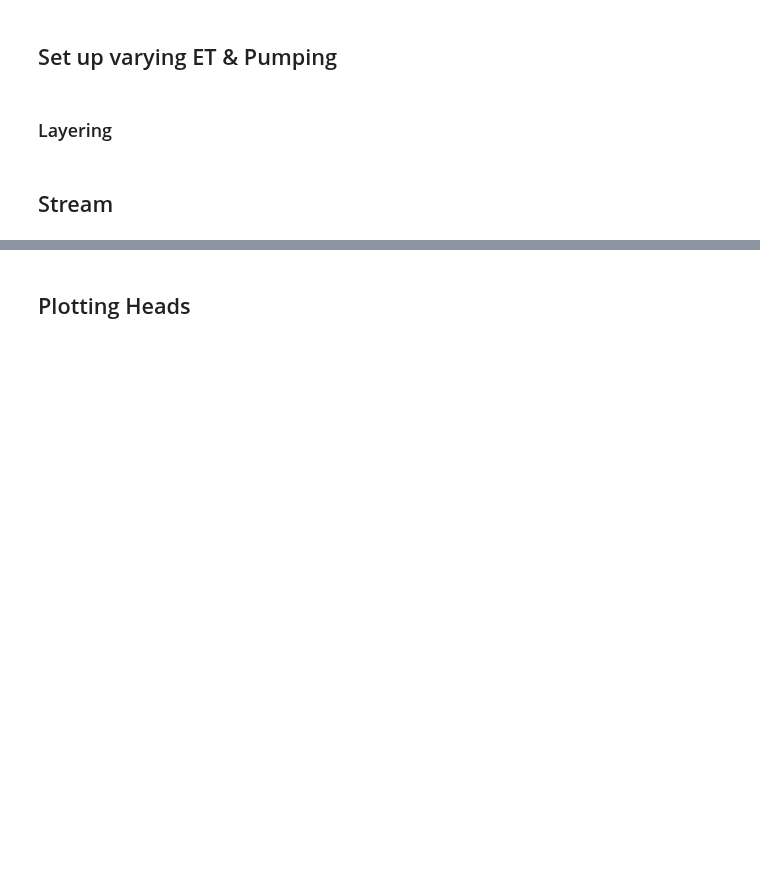
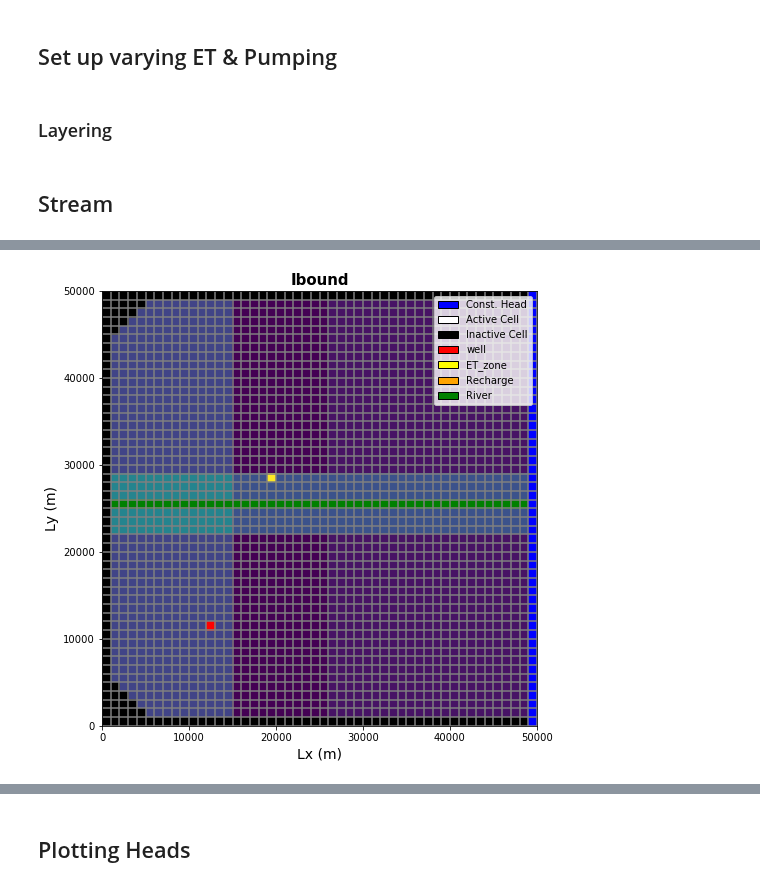
Before and after one commit to groundwater-modeling-Spring2020/Aguaseca_Project, a Jupyter notebook: Scenarios/Scenario56_no_SS-Dave.ipynb, the cells around one changed output, grey strips where cells are left out. Saved outputs shown, nothing was run; the diff lists cells and outputs as text; code cells hidden in the pictures; blank space fills up the shorter version.

```diff
--- a/Scenarios/Scenario56_no_SS-Dave.ipynb
+++ b/Scenarios/Scenario56_no_SS-Dave.ipynb
@@ -560,34 +560,36 @@ ax = fig.add_subplot(1, 1, 1, aspect='equal')
 
 modelmap = flopy.plot.PlotMapView(model=m)
 grid = modelmap.plot_grid()
 zones = ET_zone + rech_zone_forced
 quadmesh = modelmap.plot_array(zones)
 riv_plot = modelmap.plot_bc(ftype='RIV')
 quadmesh = modelmap.plot_ibound(ibound[0])
-#wel = modelmap.plot_bc(ftype='WEL')
+wel = modelmap.plot_bc(ftype='WEL')
 #quadmesh = modelmap.plot_array(rech_zone_forced) #, color='purple')
 #riv_plot = modelmap.plot_bc(ftype='RIV')
 #chd_plot = modelmap.plot_bc(ftype='CHD')
 #quadmesh = modelmap.plot_bc('WEL')
 quadmesh = modelmap.plot_ibound()
 
 
 
 #add labels and legend
 plt.xlabel('Lx (m)',fontsize = 14)
 plt.ylabel('Ly (m)',fontsize = 14)
 plt.title('Ibound', fontsize = 15, fontweight = 'bold')
 plt.legend(handles=[mp.patches.Patch(color='blue',label='Const. Head',ec='black'),
                    mp.patches.Patch(color='white',label='Active Cell',ec='black'),
                    mp.patches.Patch(color='black',label='Inactive Cell',ec='black'),
                     mp.patches.Patch(color='red',label='well',ec='black'),
                    mp.patches.Patch(color='yellow',label='ET_zone',ec='black'),
                     mp.patches.Patch(color='orange',label='Recharge',ec='black'),
                     mp.patches.Patch(color='green',label='River',ec='black')
                    ])
 
 plt.show(modelmap)
 #plt.savefig('Domaingrid.png')
+# %% [output]
+[figure, added]
 # %%
 hds = bf.HeadFile(modelname+'.hds')                   # reads the binary head file
 times = hds.get_times() # returns a list of timesteps
```
Also changed, not shown: parts of 18 cells of this notebook, 4 other files.
